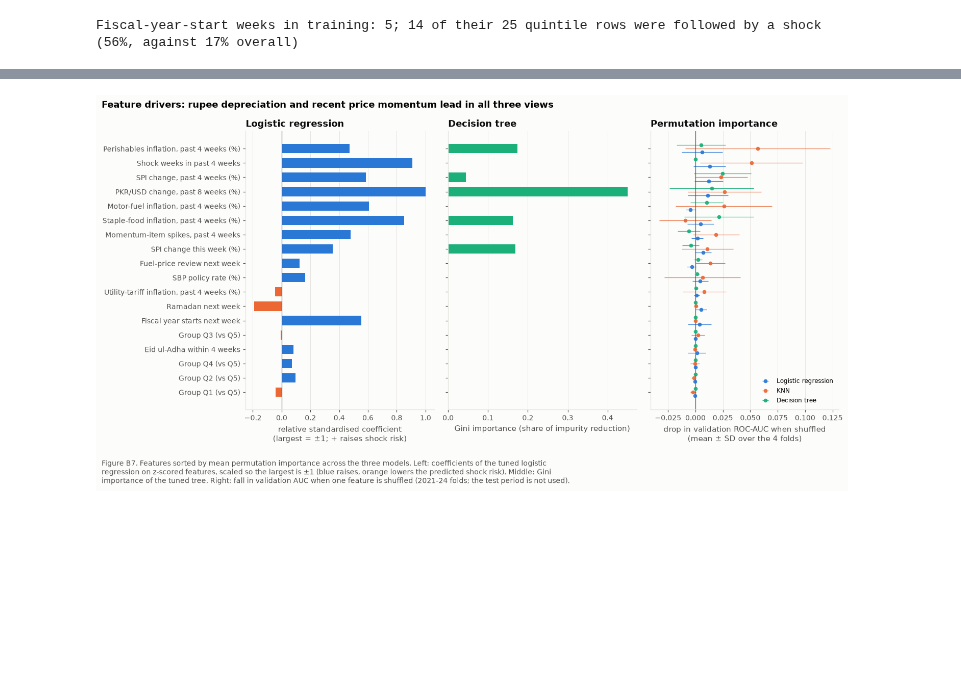
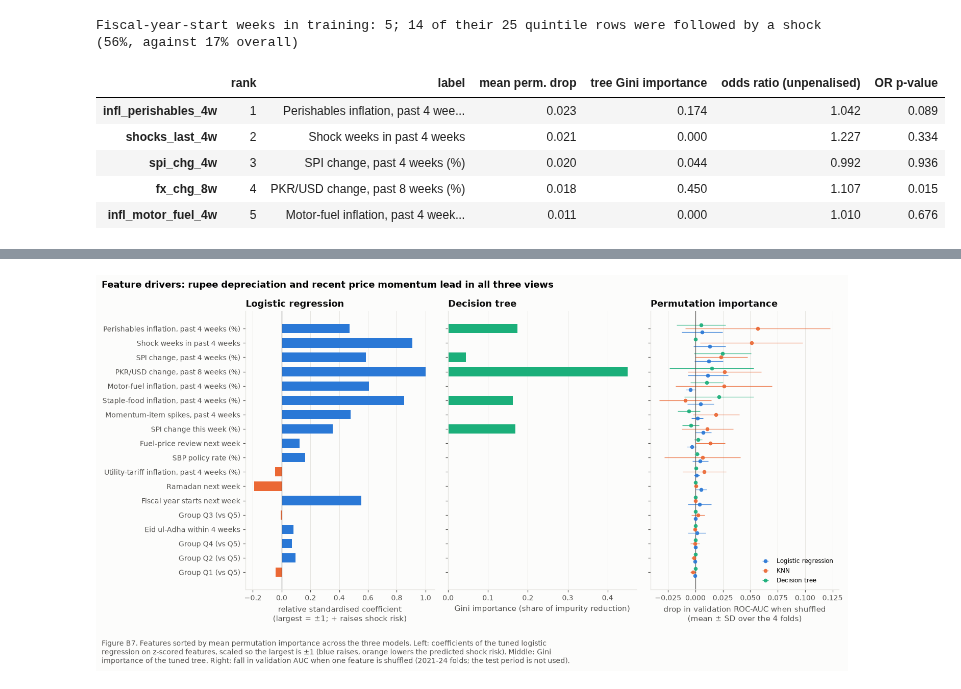
Before and after one commit to S-Hoorain/Ds-project, a Jupyter notebook: notebooks/03_baseline_models.ipynb, the cells around one changed output, grey strips where cells are left out. Cells and saved outputs as stored; diff of their text form; code cells hidden in the pictures; blank space fills up the shorter version.

```diff
--- a/notebooks/03_baseline_models.ipynb
+++ b/notebooks/03_baseline_models.ipynb
@@ -420,3 +422,17 @@ plt.show()
 * **Variance across folds is as large as the gaps between models** (fold SDs 0.05–0.08, against pooled AUCs of
   0.643–0.652), so in cross-validation the three baselines are not distinguishable. 2022, the year of the currency
   and energy crisis (33% shock rate), and 2024 are the hardest years for most models.
+# %%
+# Check: the selected C (0.0001) is the smallest value in the grid. Would an even stronger penalty do better?
+# Same folds and the same scores as the grid search; the test period is not used and nothing is saved.
+from sklearn.base import clone
+small_c = {"model__C": [0.0001, 0.00003, 0.00001], "model__l1_ratio": [0.0], "model__class_weight": ["balanced"]}
+res_c, _, _ = B.grid_search_time_cv(models["Logistic regression"], small_c, X, y, folds)
+res_c = res_c.sort_values("C", ascending=False).set_index("C")[["pooled CV AUC", "mean fold AUC", "train AUC"]]
+for c in res_c.index:   # how spread out are the predicted probabilities when refitted on all training weeks?
+    p = clone(models["Logistic regression"]).set_params(model__C=c, model__l1_ratio=0.0,
+                                                        model__class_weight="balanced").fit(X, y).predict_proba(X)[:, 1]
+    res_c.loc[c, "probability range"] = f"{p.min():.3f} to {p.max():.3f}"
+res_c.index = [f"{c:.5f}" for c in res_c.index]
+res_c.index.name = "C"
+display(res_c.round(3))
@@ -993,3 +1033,17 @@ print(f"Fiscal-year-start weeks in training: {fy['week_end'].nunique()}; {int(fy
 | grp_Q2 | Group Q2 (vs Q5) | 0.0020 | 0.0949 | 1.3083 | 0.0911 | ... |
 | grp_Q1 | Group Q1 (vs Q5) | -0.0009 | -0.0437 | 1.0947 | 0.6090 | ... |
 Fiscal-year-start weeks in training: 5; 14 of their 25 quintile rows were followed by a shock (56%, against 17% overall)
+# %%
+# The five leading drivers: the first five rows of the importance table (sorted by mean permutation importance)
+top5 = imp.head(5)[["label", "mean perm. drop", "tree Gini importance",
+                    "odds ratio (unpenalised)", "OR p-value"]].copy()
+top5.insert(0, "rank", range(1, 6))
+display(top5.round(3))
+top5.to_csv(TABLE_DIR / "m3_top5_drivers.csv", index=False)
+# %% [output]
+|  | rank | label | mean perm. drop | tree Gini importance | odds ratio (unpenalised) | OR p-value |
+| infl_perishables_4w | 1 | Perishables inflation, past 4 wee... | 0.023 | 0.174 | 1.042 | 0.089 |
+| shocks_last_4w | 2 | Shock weeks in past 4 weeks | 0.021 | 0.000 | 1.227 | 0.334 |
+| spi_chg_4w | 3 | SPI change, past 4 weeks (%) | 0.020 | 0.044 | 0.992 | 0.936 |
+| fx_chg_8w | 4 | PKR/USD change, past 8 weeks (%) | 0.018 | 0.450 | 1.107 | 0.015 |
+| infl_motor_fuel_4w | 5 | Motor-fuel inflation, past 4 week... | 0.011 | 0.000 | 1.010 | 0.676 |
```
Also changed, not shown: parts of 8 cells of this notebook, 6 other files.
